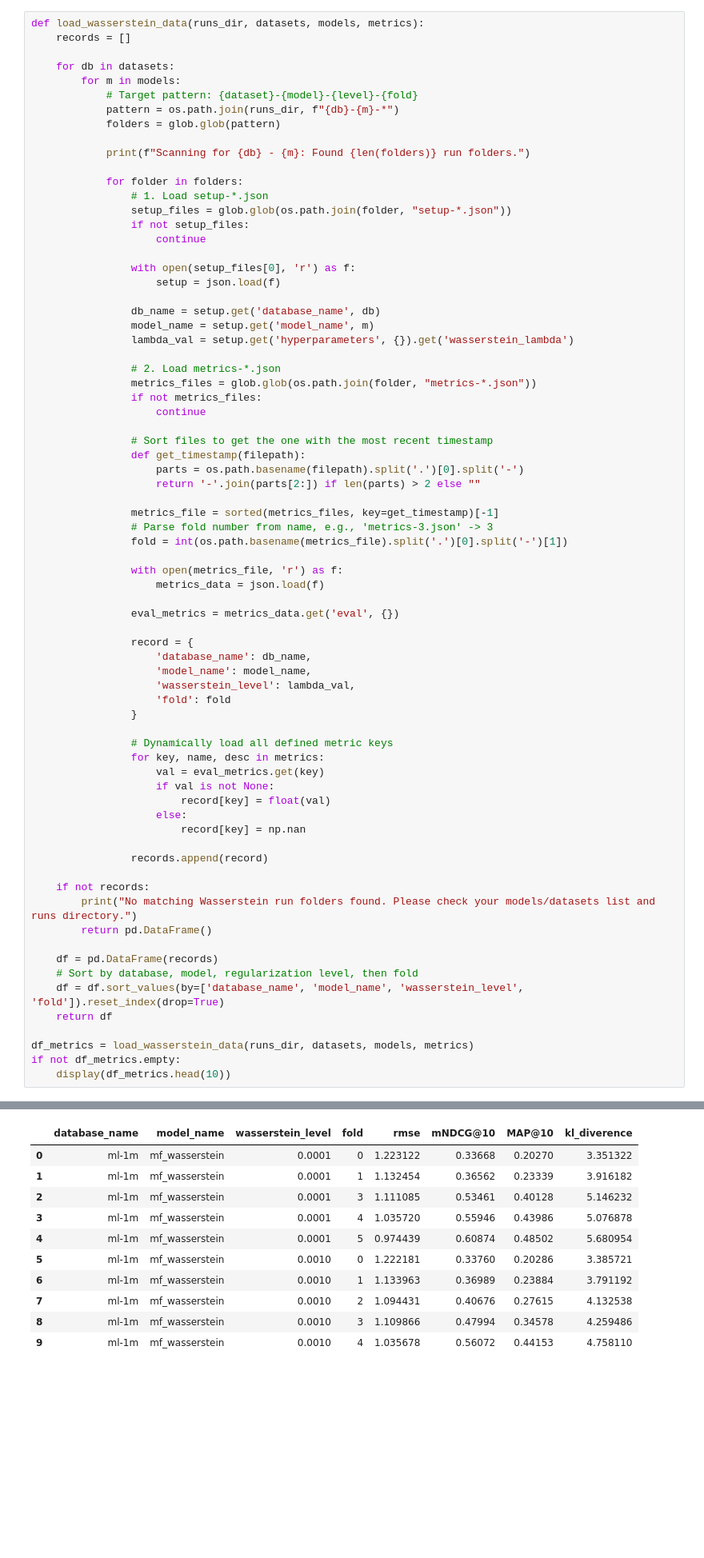
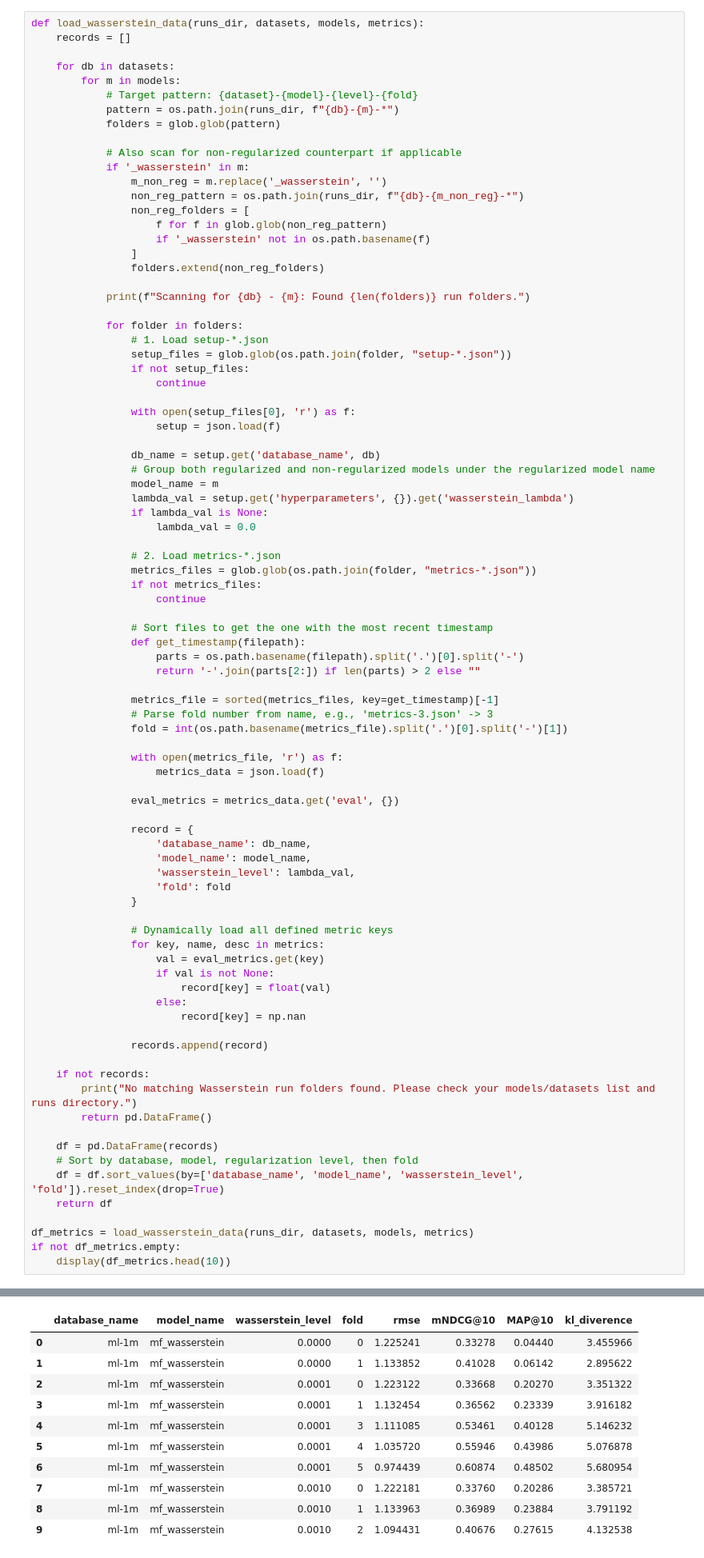
Before and after one commit to joel021/rating-pred-dynamic-conf-analysis, a Jupyter notebook: notebooks/wasserstein-analysis.ipynb, the cells around one changed output, grey strips where cells are left out. Shown at 80% size. Saved outputs shown, nothing was run; the diff lists cells and outputs as text; blank space fills up the shorter version.

```diff
--- a/notebooks/wasserstein-analysis.ipynb
+++ b/notebooks/wasserstein-analysis.ipynb
@@ -61,6 +61,16 @@ def load_wasserstein_data(runs_dir, datasets, models, metrics):
             # Target pattern: {dataset}-{model}-{level}-{fold}
             pattern = os.path.join(runs_dir, f"{db}-{m}-*")
             folders = glob.glob(pattern)
+
+            # Also scan for non-regularized counterpart if applicable
+            if '_wasserstein' in m:
+                m_non_reg = m.replace('_wasserstein', '')
+                non_reg_pattern = os.path.join(runs_dir, f"{db}-{m_non_reg}-*")
+                non_reg_folders = [
+                    f for f in glob.glob(non_reg_pattern)
+                    if '_wasserstein' not in os.path.basename(f)
+                ]
+                folders.extend(non_reg_folders)
 
             print(f"Scanning for {db} - {m}: Found {len(folders)} run folders.")
 
@@ -74,8 +84,11 @@ def load_wasserstein_data(runs_dir, datasets, models, metrics):
                     setup = json.load(f)
 
                 db_name = setup.get('database_name', db)
-                model_name = setup.get('model_name', m)
+                # Group both regularized and non-regularized models under the regularized model name
+                model_name = m
                 lambda_val = setup.get('hyperparameters', {}).get('wasserstein_lambda')
+                if lambda_val is None:
+                    lambda_val = 0.0
 
                 # 2. Load metrics-*.json
                 metrics_files = glob.glob(os.path.join(folder, "metrics-*.json"))
@@ -130,14 +143,14 @@ Scanning for ml-1m - mf_wasserstein: Found 36 run folders.
 |  | database_name | model_name | wasserstein_level | fold | rmse | mNDCG@10 | MAP@10 | kl_diverence |
-| 0 | ml-1m | mf_wasserstein | 0.0001 | 0 | 1.223122 | 0.33668 | 0.20270 | 3.351322 |
-| 1 | ml-1m | mf_wasserstein | 0.0001 | 1 | 1.132454 | 0.36562 | 0.23339 | 3.916182 |
-| 2 | ml-1m | mf_wasserstein | 0.0001 | 3 | 1.111085 | 0.53461 | 0.40128 | 5.146232 |
-| 3 | ml-1m | mf_wasserstein | 0.0001 | 4 | 1.035720 | 0.55946 | 0.43986 | 5.076878 |
-| 4 | ml-1m | mf_wasserstein | 0.0001 | 5 | 0.974439 | 0.60874 | 0.48502 | 5.680954 |
-| 5 | ml-1m | mf_wasserstein | 0.0010 | 0 | 1.222181 | 0.33760 | 0.20286 | 3.385721 |
-| 6 | ml-1m | mf_wasserstein | 0.0010 | 1 | 1.133963 | 0.36989 | 0.23884 | 3.791192 |
-| 7 | ml-1m | mf_wasserstein | 0.0010 | 2 | 1.094431 | 0.40676 | 0.27615 | 4.132538 |
-| 8 | ml-1m | mf_wasserstein | 0.0010 | 3 | 1.109866 | 0.47994 | 0.34578 | 4.259486 |
-| 9 | ml-1m | mf_wasserstein | 0.0010 | 4 | 1.035678 | 0.56072 | 0.44153 | 4.758110 |
+| 0 | ml-1m | mf_wasserstein | 0.0000 | 0 | 1.225241 | 0.33278 | 0.04440 | 3.455966 |
+| 1 | ml-1m | mf_wasserstein | 0.0000 | 1 | 1.133852 | 0.41028 | 0.06142 | 2.895622 |
+| 2 | ml-1m | mf_wasserstein | 0.0001 | 0 | 1.223122 | 0.33668 | 0.20270 | 3.351322 |
+| 3 | ml-1m | mf_wasserstein | 0.0001 | 1 | 1.132454 | 0.36562 | 0.23339 | 3.916182 |
+| 4 | ml-1m | mf_wasserstein | 0.0001 | 3 | 1.111085 | 0.53461 | 0.40128 | 5.146232 |
+| 5 | ml-1m | mf_wasserstein | 0.0001 | 4 | 1.035720 | 0.55946 | 0.43986 | 5.076878 |
+| 6 | ml-1m | mf_wasserstein | 0.0001 | 5 | 0.974439 | 0.60874 | 0.48502 | 5.680954 |
+| 7 | ml-1m | mf_wasserstein | 0.0010 | 0 | 1.222181 | 0.33760 | 0.20286 | 3.385721 |
+| 8 | ml-1m | mf_wasserstein | 0.0010 | 1 | 1.133963 | 0.36989 | 0.23884 | 3.791192 |
+| 9 | ml-1m | mf_wasserstein | 0.0010 | 2 | 1.094431 | 0.40676 | 0.27615 | 4.132538 |
 # %% [markdown]
 ## 3. Quantitative Summary Table
 Compute the mean and standard deviation of each metric over the folds for each Wasserstein regularization level.
```
Also changed, not shown: parts of 5 cells of this notebook.
